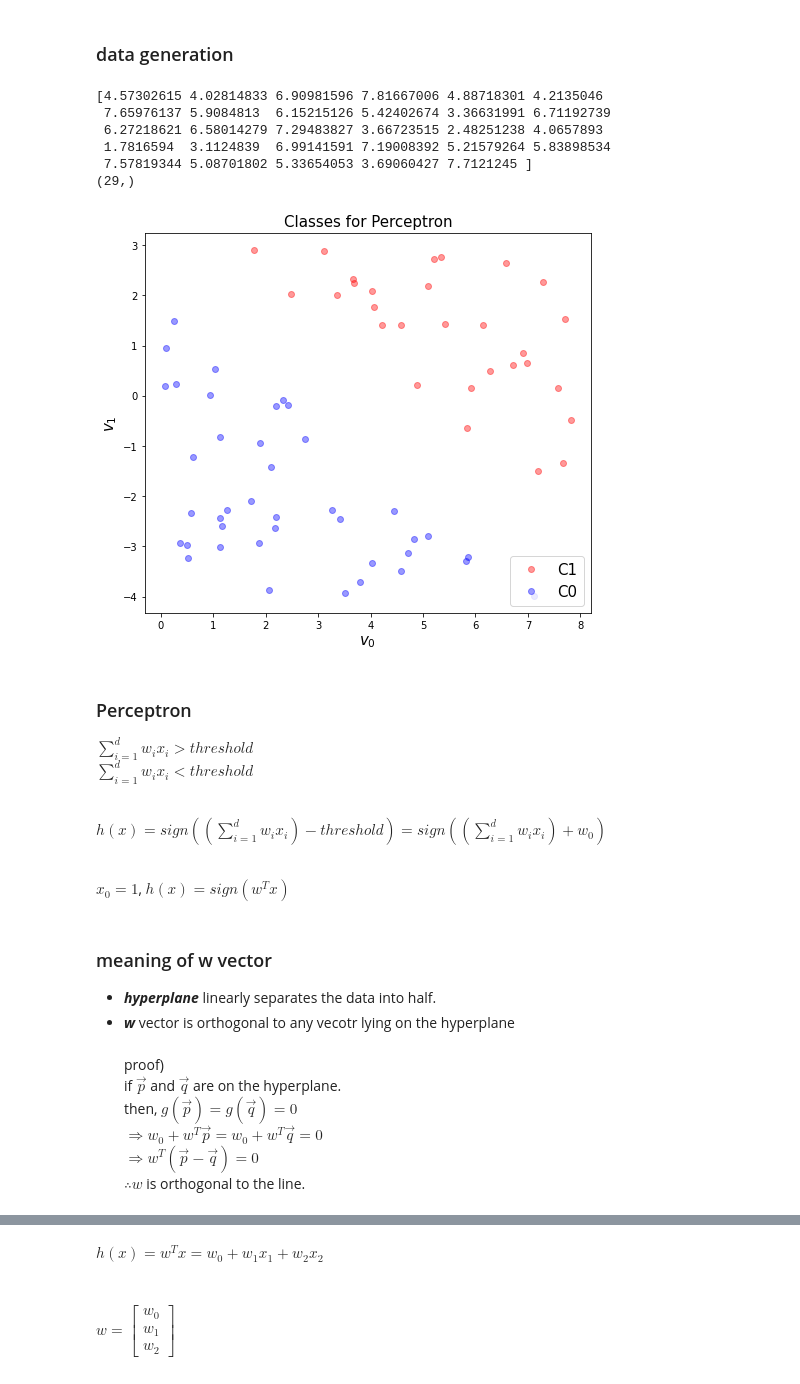
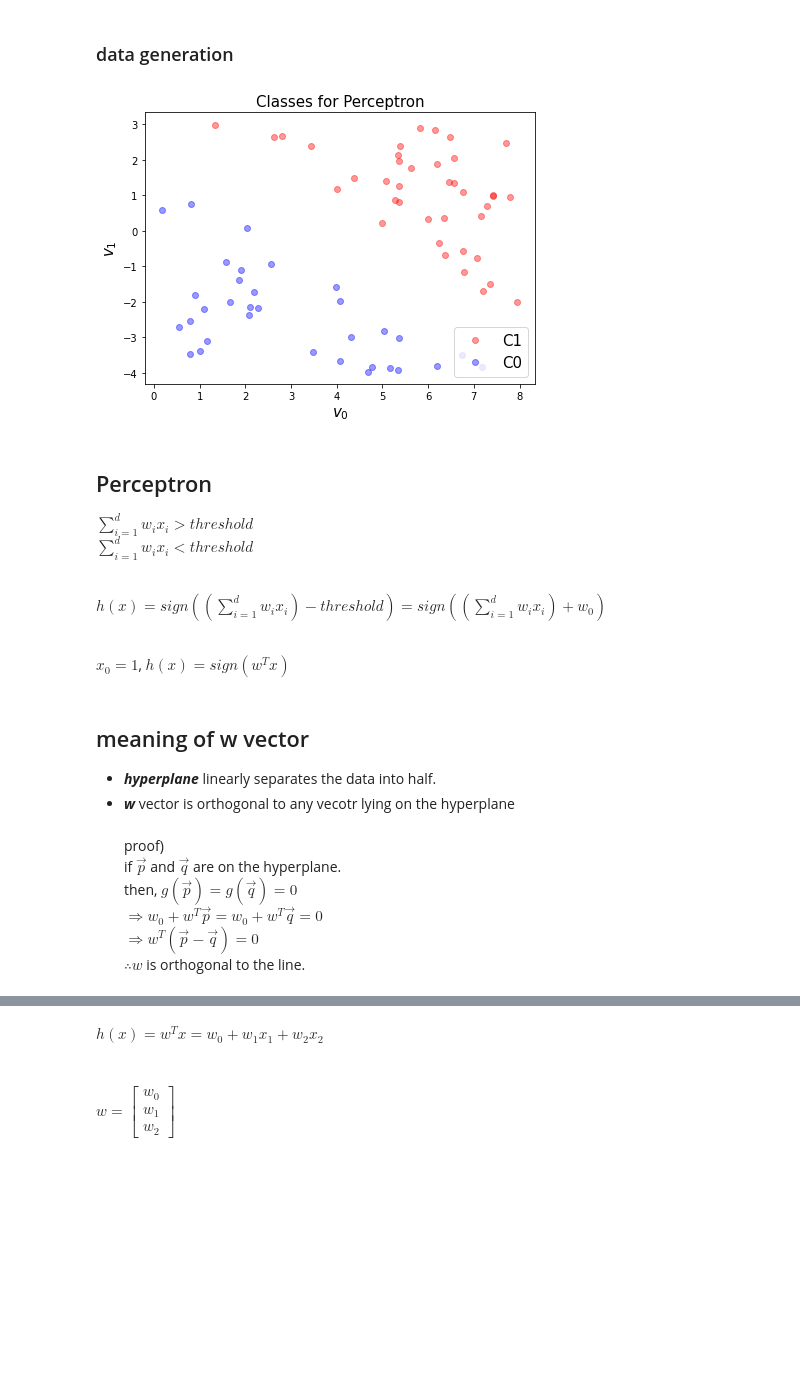
Before and after one commit to enjoy-365/AI_Programming_2022, a Jupyter notebook: week4/4.2) Perceptron.ipynb, the cells around one changed output, grey strips where cells are left out. Cells and saved outputs as stored; diff of their text form; code cells hidden in the pictures; blank space fills up the shorter version.

Commit message:
perceptron done

```diff
--- a/week4/4.2) Perceptron.ipynb
+++ b/week4/4.2) Perceptron.ipynb
@@ -8,39 +8,31 @@ import matplotlib.pyplot as plt
 %matplotlib inline
 
 m = 100
-v0 = 8*np.random.rand(m, 1)
-v1 = 7*np.random.rand(m, 1) -4
+v1 = 8*np.random.rand(m, 1)
+v2 = 7*np.random.rand(m, 1) -4
 
-h = 0.8*v0 + v1 -3
+h = 0.8*v1 + v2 -3
-# %%
-x0 = v0[np.where(h>=1)]
-y0 = v1[np.where(h>=1)]
-
-x1 = v0[np.where(h<-1)]
-y1 = v1[np.where(h<-1)]
-
-print(x0)
-print(x0.shape)
-# %% [output]
-[4.57302615 4.02814833 6.90981596 7.81667006 4.88718301 4.2135046
- 7.65976137 5.9084813  6.15215126 5.42402674 3.36631991 6.71192739
- 6.27218621 6.58014279 7.29483827 3.66723515 2.48251238 4.0657893
- 1.7816594  3.1124839  6.99141591 7.19008392 5.21579264 5.83898534
- 7.57819344 5.08701802 5.33654053 3.69060427 7.7121245 ]
-(29,)
+# %%
+C1 = np.where(h>=1)[0] # returns the index
+C0 = np.where(h<-1)[0]
+
+x1 = v1[C1]
+y1 = v2[C1]
+x2 = v1[C0]
+y2 = v2[C0]
 # %%
-plt.figure(figsize=(8, 7))
-plt.plot(x0, y0, 'ro', alpha=0.4, label = 'C1')
-plt.plot(x1, y1, 'bo', alpha=0.4, label='C0')
+plt.figure(figsize=(7, 5))
+plt.plot(x1, y1, 'ro', alpha=0.4, label = 'C1')
+plt.plot(x2, y2, 'bo', alpha=0.4, label='C0')
 plt.legend(loc = 4, fontsize = 15)
 plt.title('Classes for Perceptron', fontsize=15)
 plt.xlabel(r'$v_0$', fontsize=15)
 plt.ylabel(r'$v_1$', fontsize=15)
 plt.show()
 # %% [output]
-[figure, old version]
+[figure, new version]
 # %% [markdown]
-### Perceptron
+## Perceptron
 
 $\sum_{i=1}^{d}w_{i}x_i > threshold$ <br>
 $\sum_{i=1}^{d}w_{i}x_i < threshold$ <br><br>
@@ -50,7 +42,7 @@ $h(x) = sign((\sum_{i=1}^{d}w_{i}x_i) - threshold) = sign((\sum_{i=1}^{d}w_{i}x_
 $x_0 = 1$,
 $h(x) = sign(w^Tx)$
 # %% [markdown]
-### meaning of w vector
+## meaning of w vector
 
 + ***hyperplane*** linearly separates the data into half.
 + ***w*** vector is orthogonal to any vecotr lying on the hyperplane<br><br>
```
Also changed, not shown: parts of 10 cells of this notebook.
